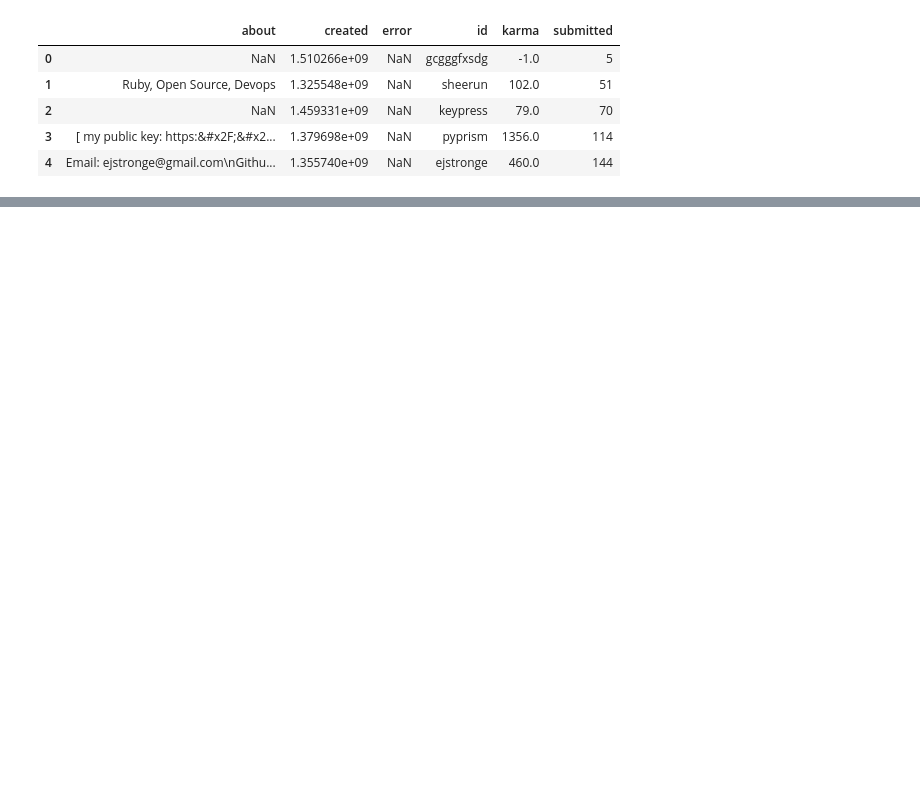
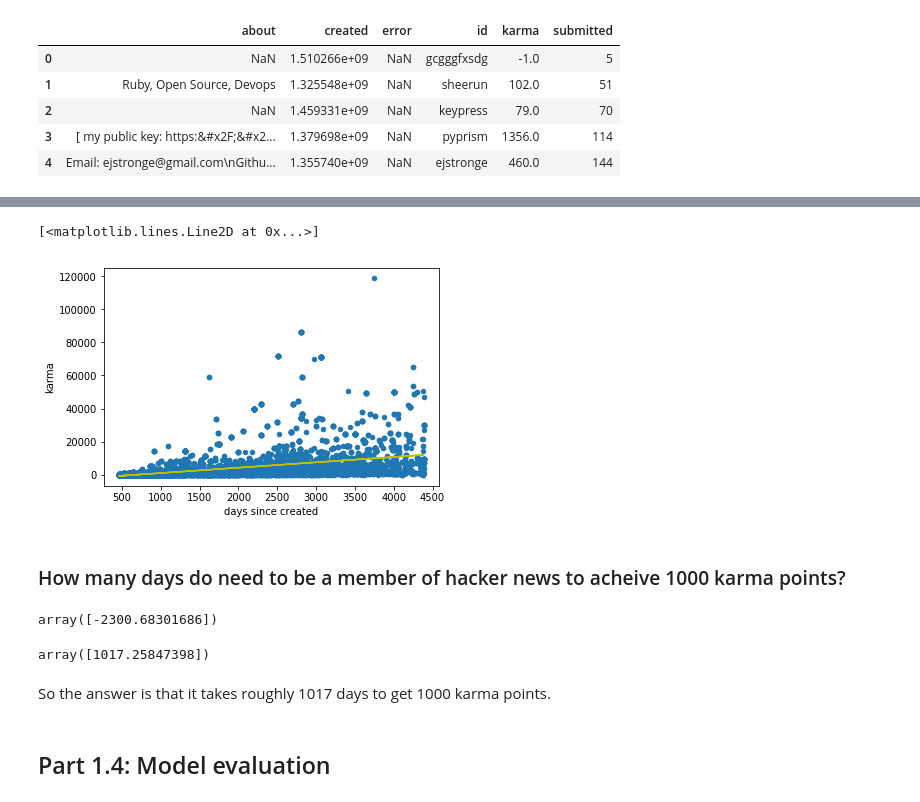
Before and after one commit to OnkelDunkel/AIAssignment1, a Jupyter notebook: Another final.ipynb, the cells around one changed output, grey strips where cells are left out. Drawn from its saved outputs; the diff is of its cells as text; code cells hidden in the pictures; blank space fills up the shorter version.

```diff
--- a/Another final.ipynb
+++ b/Another final.ipynb
@@ -65,0 +86,25 @@ array([-4.48345908e-18, -4.95730059e-18, -4.55239722e-18, ...,
+# %%
+import matplotlib.pyplot as plt
+predicted = model.predict(np.array(xs).reshape(-1, 1))
+data.plot.scatter(x="days since created", y="karma")
+plt.plot(xs, predicted, 'y')
+# %% [output]
+[<matplotlib.lines.Line2D at 0x...>]
+[figure, added]
+# %% [markdown]
+### How many days do need to be a member of hacker news to acheive 1000 karma points?
+# %%
+model.predict([[0]])
+# %% [output]
+array([-2300.68301686])
+# %%
+def days_before_points(karma_points):
+    return (karma_points - model.intercept_)/model.coef_
+
+days_before_points(1000)
+# %% [output]
+array([1017.25847398])
+# %% [markdown]
+So the answer is that it takes roughly 1017 days to get 1000 karma points.
+# %% [markdown]
+## Part 1.4: Model evaluation
```
Also changed, not shown: parts of 16 cells of this notebook.
